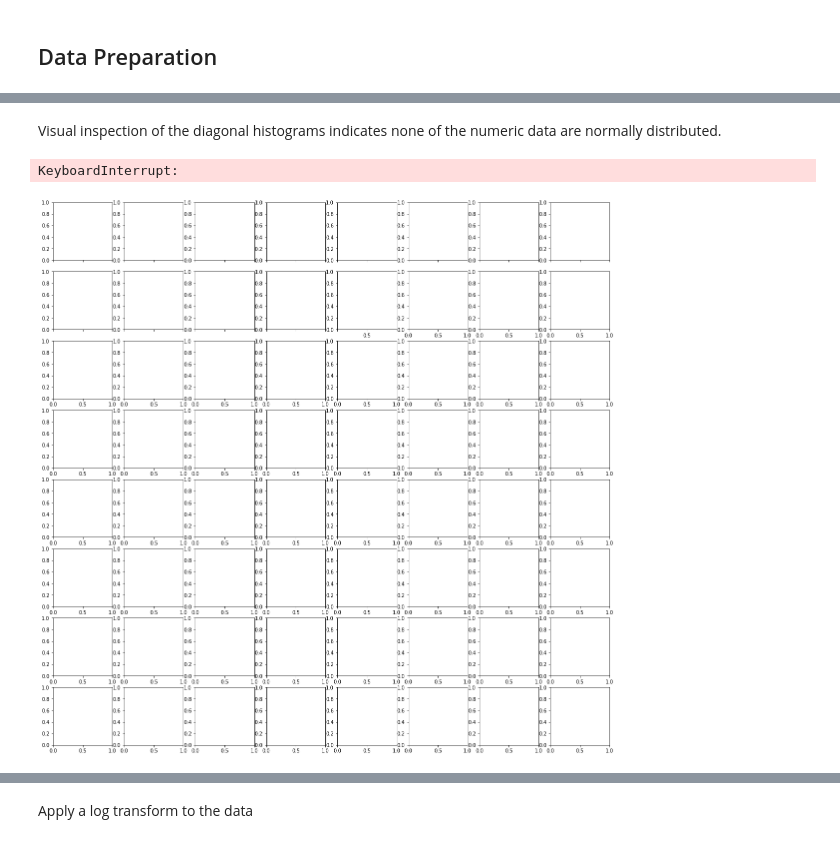
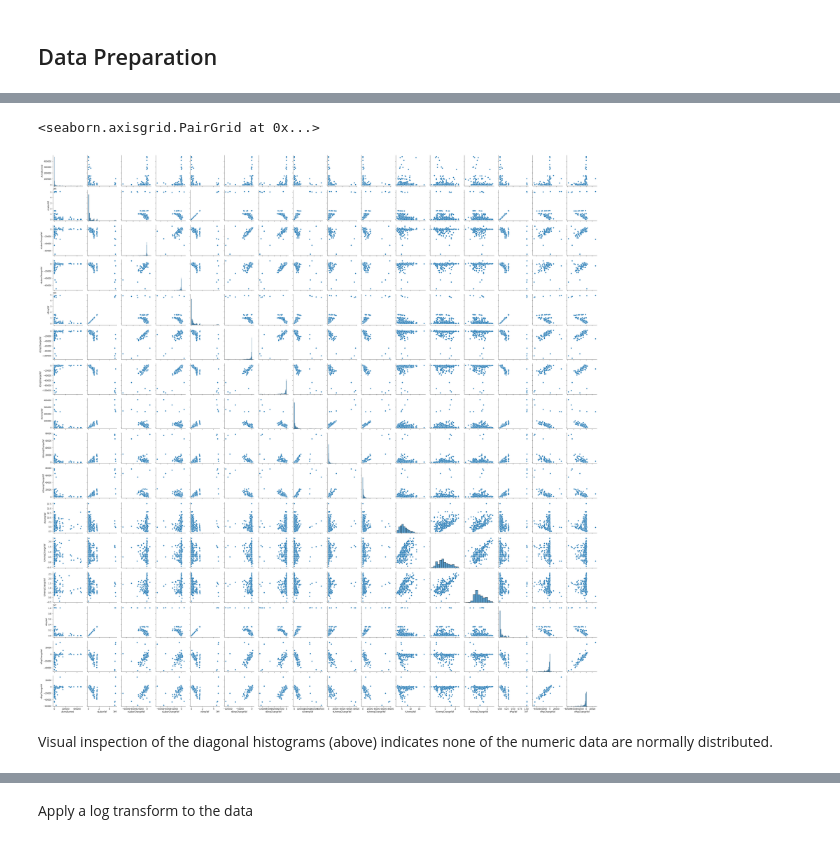
Before and after one commit to Eva-Biedron/WildfireRuralCalifornia, a Jupyter notebook: Analysis of the Atlas of Rural and Small Town.ipynb, the cells around one changed output, grey strips where cells are left out. Cells and saved outputs as stored; diff of their text form; code cells hidden in the pictures.

```diff
--- a/Analysis of the Atlas of Rural and Small Town.ipynb
+++ b/Analysis of the Atlas of Rural and Small Town.ipynb
@@ -233,8 +245,10 @@ acres_burned['deltapop_yaf'] = tmp2_pop # Change in population between the year
+# %%
+# Select only continuous data
+burn_data = acres_burned.drop(['Counties', 'ArchiveYear'], axis=1)
+# Plot variables against each other
+sns.pairplot(burn_data) # Diagonal (top-left to bottom-right) are histograms of
+# %% [output]
+<seaborn.axisgrid.PairGrid at 0x...>
+[figure, added]
 # %% [markdown]
-Visual inspection of the diagonal histograms indicates none of the numeric data are normally distributed.
+Visual inspection of the diagonal histograms (above) indicates none of the numeric data are normally distributed.
-# %%
-burn_data = acres_burned[['AcresBurned', 'nlabor_yaf', 'nemp_yaf', 'runemp_yaf', 'nunemp_yaf', 'pop_yf', 'pop_yaf', 'deltapop_yaf']]
-sns.pairplot(burn_data)
-# %% [output]
-KeyboardInterrupt:
-[figure, removed]
```
Also changed, not shown: parts of 32 cells of this notebook.
